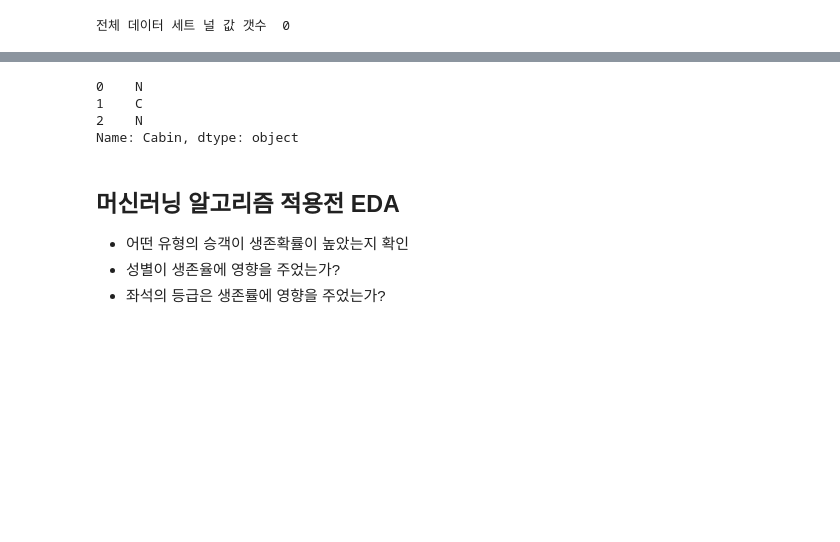
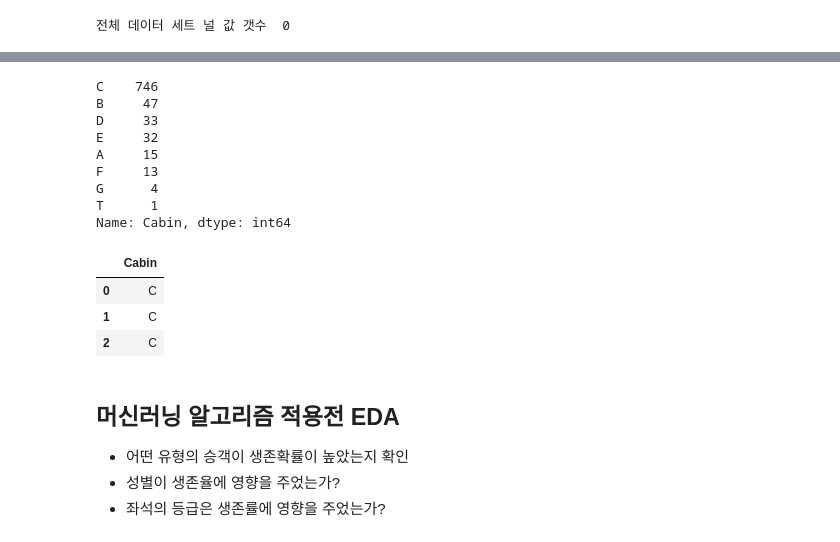
Before and after one commit to SANGSEOSEO/philosophy_datascience, a Jupyter notebook: 01.ML/03.Scikit-Learn/0206.PredictAlivePeopleTitanic.ipynb, the cells around one changed output, grey strips where cells are left out. Drawn from its saved outputs; the diff is of its cells as text; code cells hidden in the pictures; blank space fills up the shorter version.

```diff
--- a/01.ML/03.Scikit-Learn/0206.PredictAlivePeopleTitanic.ipynb
+++ b/01.ML/03.Scikit-Learn/0206.PredictAlivePeopleTitanic.ipynb
@@ -98,13 +131,24 @@ Q     77
 N      2
 Name: Embarked, dtype: int64
 # %%
+# Cabin피처의 경우는 앞에 한 글자만 취하기로 함.
 titanic_df['Cabin'] = titanic_df['Cabin'].str[:1]
-print(titanic_df['Cabin'].head(3))
+display(titanic_df['Cabin'].value_counts())
+display(titanic_df[['Cabin']].head(3))
 # %% [output]
-0    N
-1    C
-2    N
-Name: Cabin, dtype: object
+C    746
+B     47
+D     33
+E     32
+A     15
+F     13
+G      4
+T      1
+Name: Cabin, dtype: int64
+|  | Cabin |
+| 0 | C |
+| 1 | C |
+| 2 | C |
 # %% [markdown]
 ## 머신러닝 알고리즘 적용전 EDA
 * 어떤 유형의 승객이 생존확률이 높았는지 확인
```
Also changed, not shown: parts of 43 cells of this notebook.
